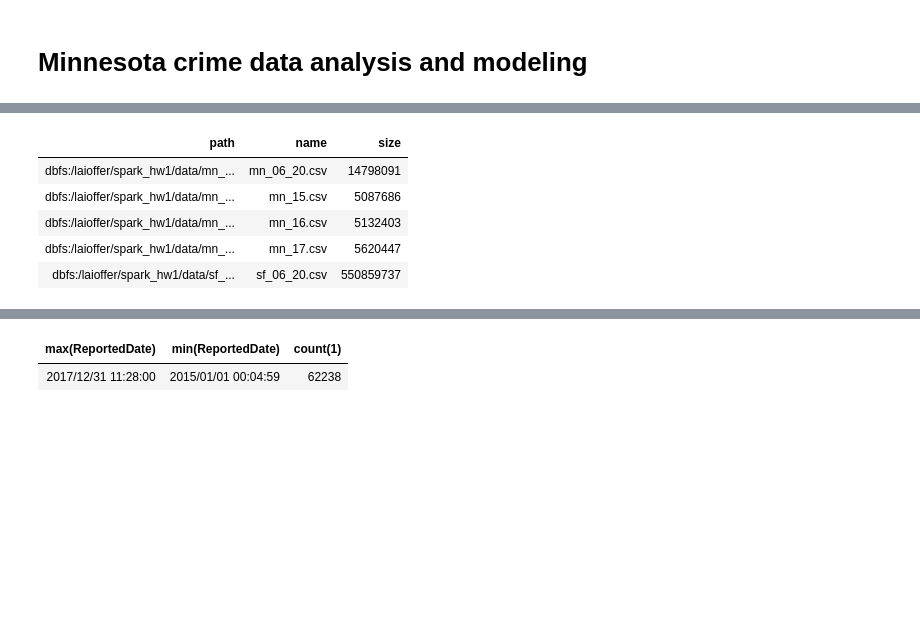
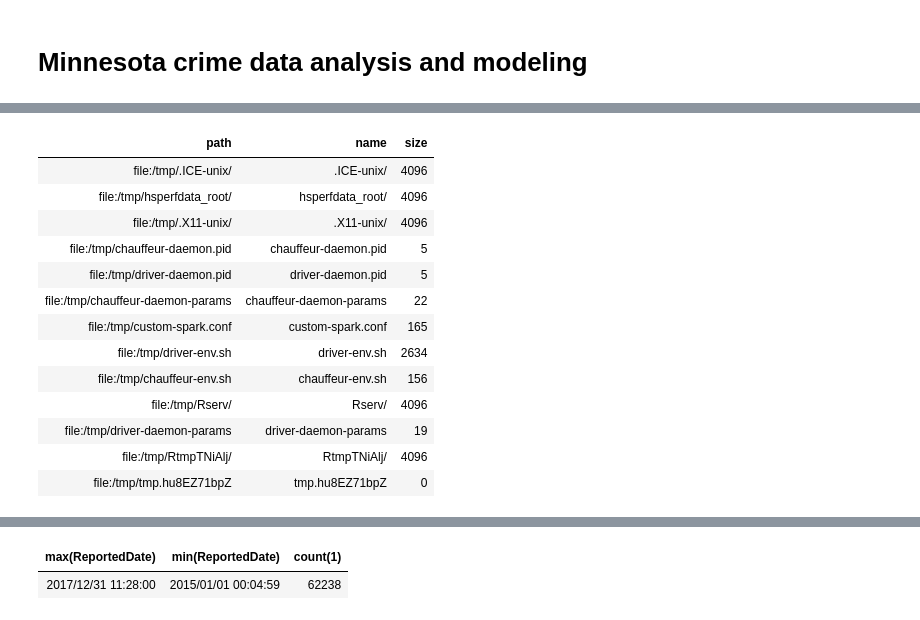
Before and after one commit to jingkloos/Machine-learning, a Jupyter notebook: MN_Crime_Analysis.ipynb, the cells around one changed output, grey strips where cells are left out. Drawn from its saved outputs; the diff is of its cells as text; code cells hidden in the pictures; blank space fills up the shorter version.

```diff
--- a/MN_Crime_Analysis.ipynb
+++ b/MN_Crime_Analysis.ipynb
@@ -15,17 +15,25 @@ os.environ['PYSAPRK_PYTHON']='pyton3'
 [interactive output not drawn]
 # %%
 import urllib.request
-#urllib.request.urlretrieve('https://opendata.arcgis.com/datasets/08ff2c3bec594dd2a7a8566b2a81d452_0.csv','/tmp/mn_crime_data.csv')
-#dbutils.fs.mv('file:/tmp/mn_crime_data.csv','dbfs:/laioffer/spark_hw1/data/mn_15.csv')
+#urllib.request.urlretrieve('https://opendata.arcgis.com/datasets/08ff2c3bec594dd2a7a8566b2a81d452_0.csv','/tmp/mn_crime_data.csv') #download data to local
+#dbutils.fs.mv('file:/tmp/mn_crime_data.csv','dbfs:/laioffer/spark_hw1/data/mn_15.csv') #move local file to dbfs
 
-display(dbutils.fs.ls('dbfs:/laioffer/spark_hw1/data/'))
+display(dbutils.fs.ls('file:/tmp/'))
 # %% [output]
 | path | name | size |
-| dbfs:/laioffer/spark_hw1/data/mn_... | mn_06_20.csv | 14798091 |
-| dbfs:/laioffer/spark_hw1/data/mn_... | mn_15.csv | 5087686 |
-| dbfs:/laioffer/spark_hw1/data/mn_... | mn_16.csv | 5132403 |
-| dbfs:/laioffer/spark_hw1/data/mn_... | mn_17.csv | 5620447 |
-| dbfs:/laioffer/spark_hw1/data/sf_... | sf_06_20.csv | 550859737 |
+| file:/tmp/.ICE-unix/ | .ICE-unix/ | 4096 |
+| file:/tmp/hsperfdata_root/ | hsperfdata_root/ | 4096 |
+| file:/tmp/.X11-unix/ | .X11-unix/ | 4096 |
+| file:/tmp/chauffeur-daemon.pid | chauffeur-daemon.pid | 5 |
+| file:/tmp/driver-daemon.pid | driver-daemon.pid | 5 |
+| file:/tmp/chauffeur-daemon-params | chauffeur-daemon-params | 22 |
+| file:/tmp/custom-spark.conf | custom-spark.conf | 165 |
+| file:/tmp/driver-env.sh | driver-env.sh | 2634 |
+| file:/tmp/chauffeur-env.sh | chauffeur-env.sh | 156 |
+| file:/tmp/Rserv/ | Rserv/ | 4096 |
+| file:/tmp/driver-daemon-params | driver-daemon-params | 19 |
+| file:/tmp/RtmpTNiAlj/ | RtmpTNiAlj/ | 4096 |
+| file:/tmp/tmp.hu8EZ71bpZ | tmp.hu8EZ71bpZ | 0 |
 # %%
 from pyspark.sql import SparkSession
 data_path='dbfs:/laioffer/spark_hw1/data/mn_06_20.csv'
```
Also changed, not shown: parts of 12 cells of this notebook.
